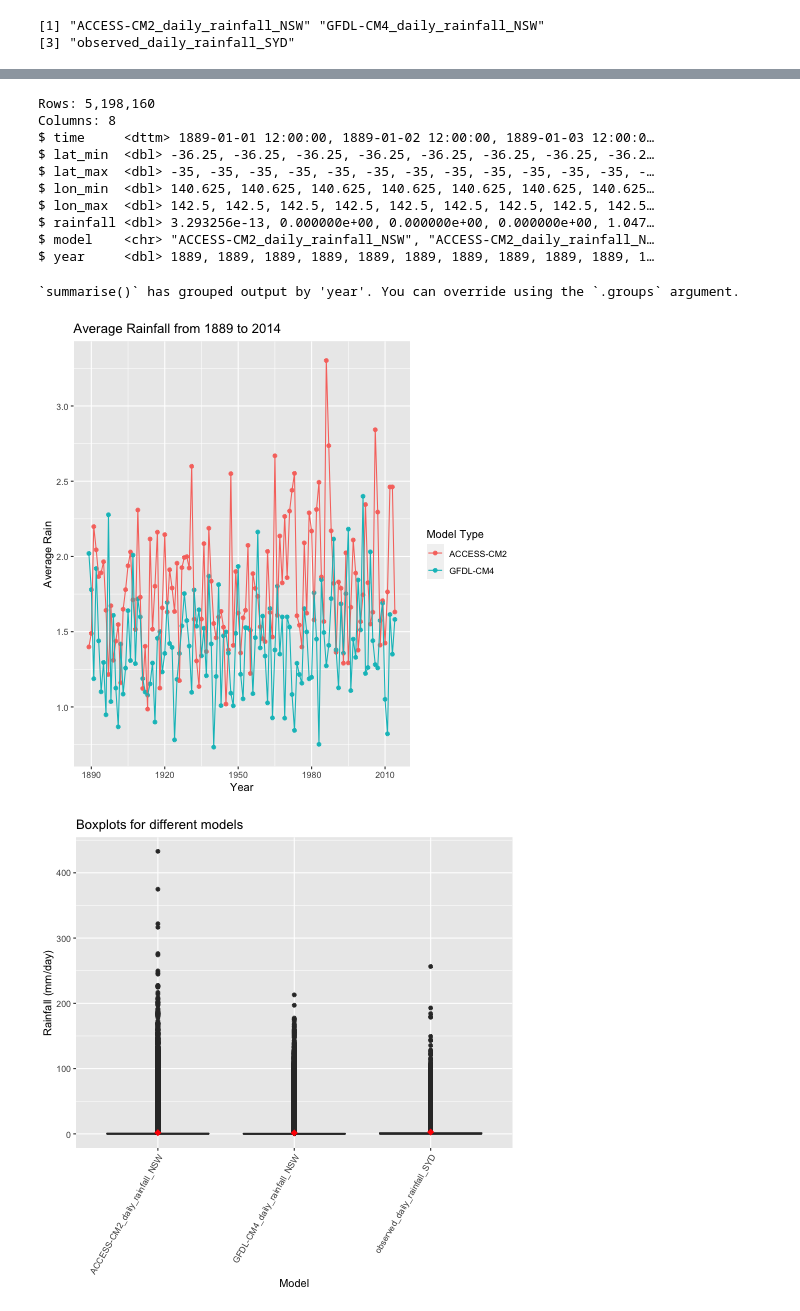
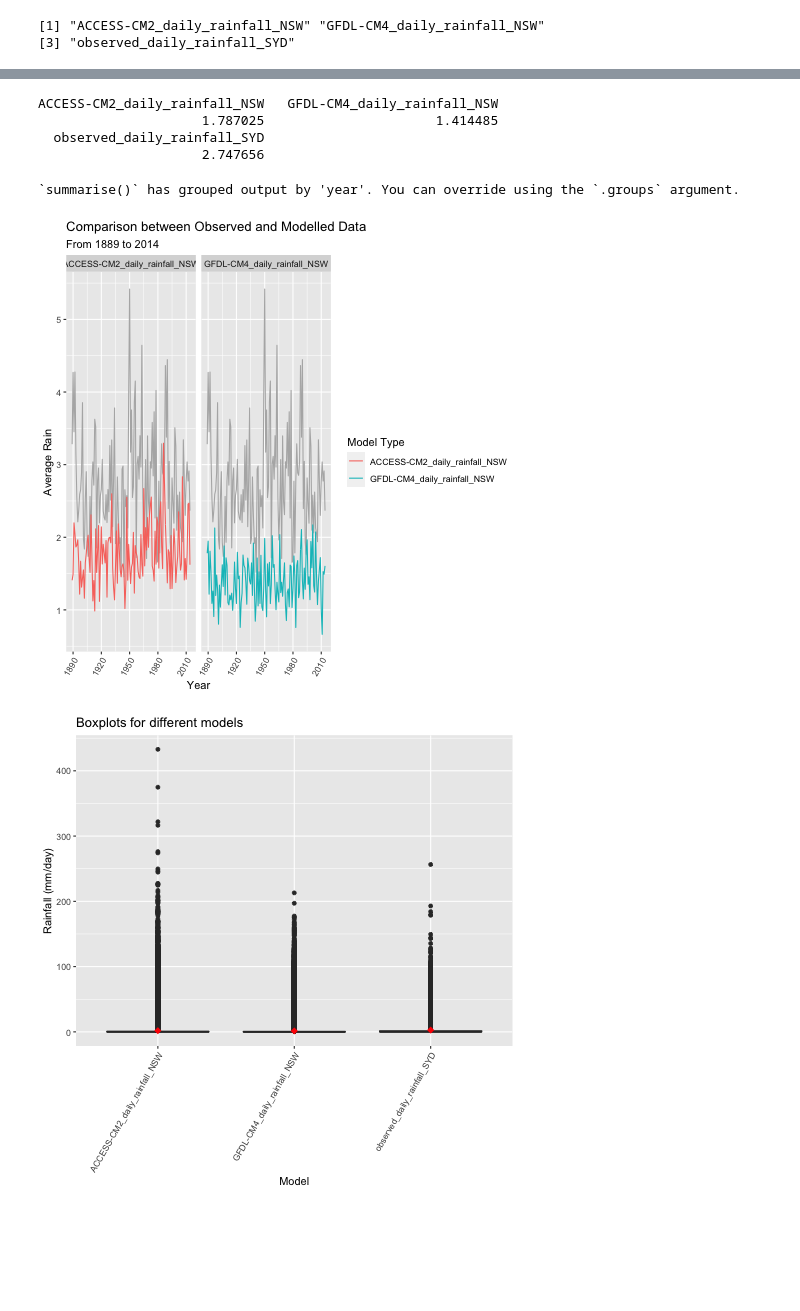
Before and after one commit to UBC-MDS/figshare-group-5, a Jupyter notebook: EDA.ipynb, the cells around one changed output, grey strips where cells are left out. Saved outputs shown, nothing was run; the diff lists cells and outputs as text; code cells hidden in the pictures; blank space fills up the shorter version.

Commit message:
Update and streanline plots

```diff
--- a/EDA.ipynb
+++ b/EDA.ipynb
@@ -140,5 +142,9 @@ $ model    <chr> "ACCESS-CM2_daily_rainfall_NSW", "ACCESS-CM2_daily_rainfall_N
 # %%
 %%R
-#df_2014 <- df %>% filter(time >='2014-01-01' & time <='2014-12-31')
-#df_2014
+
+# filter the data for 2014 to compare against one model
+
+df_2014 <- final %>% select(time, model, rainfall) %>% filter(time>='2014-01-01' & time<='2014-12-31')
+
+df_2014
 # %% [output]
@@ -159,9 +164,0 @@ $ model    <chr> "ACCESS-CM2_daily_rainfall_NSW", "ACCESS-CM2_daily_rainfall_N
-# %%
-%%R
-
-# filter the data for 2014 to compare against one model
-
-df_2014 <- df %>% select(time, model, rainfall) %>% filter(time>='2014-01-01' & time<='2014-12-31',
-                         model == "ACCESS-CM2_daily_rainfall_NSW" | model == "observed_daily_rainfall_SYD")
-
-df_2014
@@ -195,15 +165,15 @@ final <- rbind(first, second)
 # %%
 %%R
 
-# compares one models predictions to the observed findings
+# looks at the rainfal predictions over time for the year 2014
 
 library(ggplot2)
 
-rainfall <- ggplot(final, aes(x=time, y=rainfall)) +
+rainfall <- ggplot(df_2014, aes(x=time, y=rainfall)) +
     geom_line(aes(color = model)) +
+    facet_grid(model ~ .) + #ncol = 5) + #play around with facet_wrap() and ncol to ensure everything fits
     theme(axis.text.x=element_text(angle=60, hjust=1)) +
-    labs(title = "Rainfall in 2014", x = "Time", y = "Rainfall (mm/day)") +
-    scale_color_discrete(name = "Type", labels = c("Model - ACCESS-CM2", "Observed"))
+    labs(title = "Daily Rainfall in 2014", x = "Time", y = "Rainfall (mm/day)", color = "Model type")
 
 rainfall
 # %% [output]
@@ -238,38 +196,37 @@ df_test <- df_test %>% mutate(year = year(df_test$time))
-# %%
-%%R
-glimpse(df_test)
-# %% [output]
-Rows: 5,198,160
-Columns: 8
-$ time     <dttm> 1889-01-01 12:00:00, 1889-01-02 12:00:00, 1889-01-03 12:00:0…
-$ lat_min  <dbl> -36.25, -36.25, -36.25, -36.25, -36.25, -36.25, -36.25, -36.2…
-$ lat_max  <dbl> -35, -35, -35, -35, -35, -35, -35, -35, -35, -35, -35, -35, -…
-$ lon_min  <dbl> 140.625, 140.625, 140.625, 140.625, 140.625, 140.625, 140.625…
-$ lon_max  <dbl> 142.5, 142.5, 142.5, 142.5, 142.5, 142.5, 142.5, 142.5, 142.5…
-$ rainfall <dbl> 3.293256e-13, 0.000000e+00, 0.000000e+00, 0.000000e+00, 1.047…
-$ model    <chr> "ACCESS-CM2_daily_rainfall_NSW", "ACCESS-CM2_daily_rainfall_N…
-$ year     <dbl> 1889, 1889, 1889, 1889, 1889, 1889, 1889, 1889, 1889, 1889, 1…
+# %%
+%%R
+
+# applies the mean on all the models
+
+tapply(final$rainfall, final$model, mean)
+# %% [output]
+ACCESS-CM2_daily_rainfall_NSW   GFDL-CM4_daily_rainfall_NSW
+                     1.787025                      1.414485
+  observed_daily_rainfall_SYD
+                     2.747656
 # %%
 %%R
 
-#comparing the average rain fall overtime for two selected models
+#comparing the average rain fall overtime - comparing modelled vs observed
 
-avg <- df_test %>% filter(model == "ACCESS-CM2_daily_rainfall_NSW" | model == "GFDL-CM4_daily_rainfall_NSW") %>% group_by(year, model) %>%
+avg <- final %>% group_by(year, model) %>%
 summarise(avg_rain = mean(rainfall))
 
-avg
+avg_final <- avg[!(avg$model=="observed_daily_rainfall_SYD"),]
 
+df2 <- avg %>% filter(model == "observed_daily_rainfall_SYD") %>% select(-model)
 
-avg_rainfall <- ggplot(avg, aes(x = year, y = avg_rain, color = model)) +
-                geom_point() +
-                geom_line() +
-                labs(title = "Average Rainfall from 1889 to 2014", x = "Year", y = "Average Rain") +
-                scale_color_discrete(name = "Model Type", labels = c("ACCESS-CM2", "GFDL-CM4"))
+avg_rainfall <- ggplot(avg_final, aes(x = year, y = avg_rain)) +
+                geom_line(data = df2, colour =  "grey70") +
+                geom_line(aes(colour = model)) +
+                facet_wrap(~model, ncol = 5) + #play around with facet_grid/
+                theme(axis.text.x=element_text(angle=60, hjust=1)) +
+                labs(title = "Comparison between Observed and Modelled Data",subtitle = "From 1889 to 2014", x = "Year", y = "Average Rain", color = "Model Type")
 
 avg_rainfall
 # %% [output]
 `summarise()` has grouped output by 'year'. You can override using the `.groups` argument.
-[figure, old version]
+[figure, new version]
 # %%
 %%R
 
```
Also changed, not shown: parts of 19 cells of this notebook.
